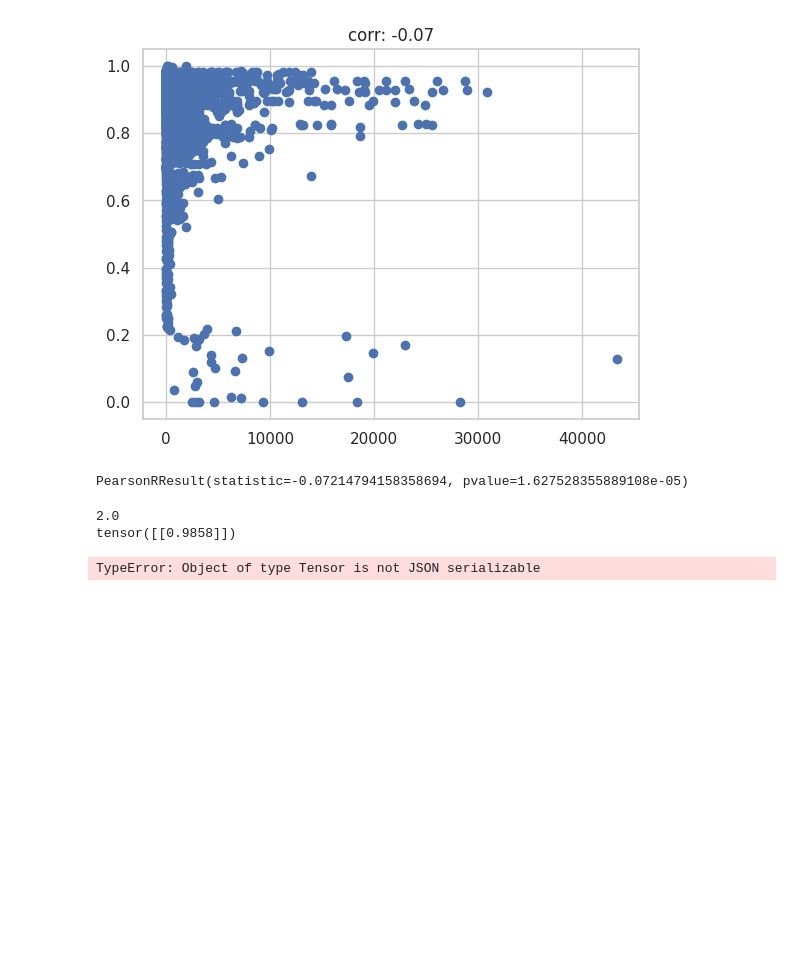
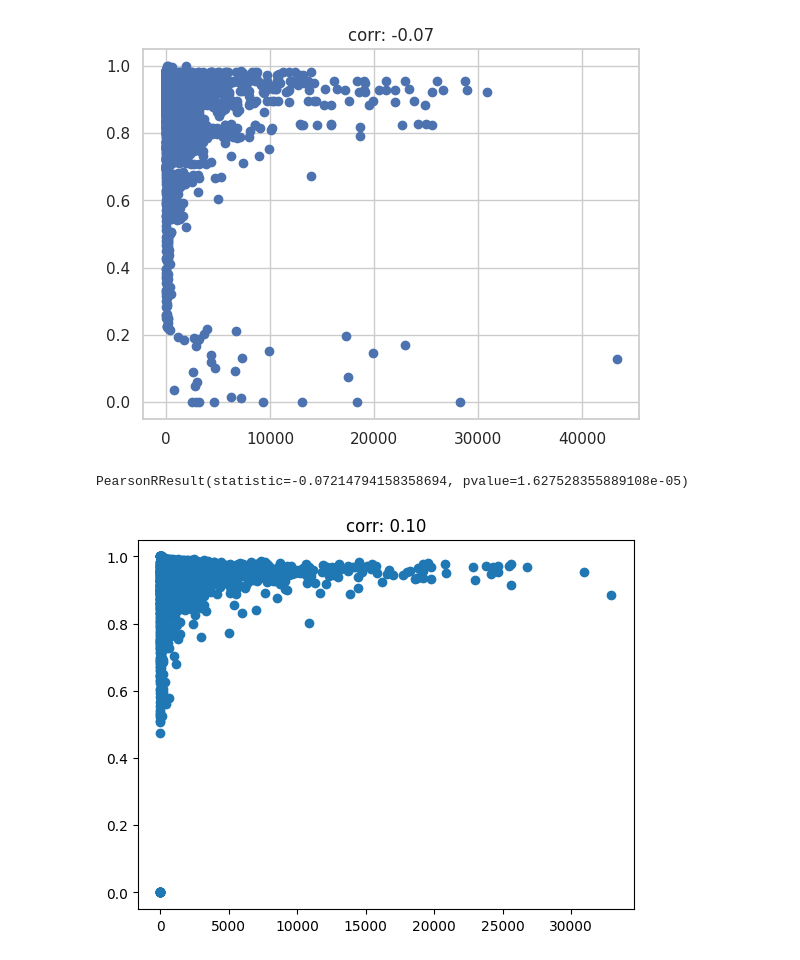
Before and after one commit to chrisfoulon/lesseg_unet, a Jupyter notebook: lesseg_unet/segmentatation_output_pipelines.ipynb, the cells around one changed output. Saved outputs shown, nothing was run; the diff lists cells and outputs as text; code cells hidden in the pictures; blank space fills up the shorter version.

```diff
--- a/lesseg_unet/segmentatation_output_pipelines.ipynb
+++ b/lesseg_unet/segmentatation_output_pipelines.ipynb
@@ -366,14 +366,21 @@ print(corr)
 # %% [output]
 [figure]
 PearsonRResult(statistic=-0.07214794158358694, pvalue=1.627528355889108e-05)
+# %%
+# plot lesion volume function of distance_ratio and display the correlation
+from matplotlib import pyplot as plt
+from scipy.stats import pearsonr
+# '/media/chrisfoulon/HDD2/final_training_set/abnormal_5fold_segmentation/perf_seg_dict_with_distance_ratio.json'
+perf_seg_dict = open_json('/media/chrisfoulon/HDD2/final_training_set/abnormal_5fold_segmentation/perf_seg_dict_with_distance_ratio.json')
+plt.scatter([perf_seg_dict[k]['volume'] for k in perf_seg_dict], [perf_seg_dict[k]['dice_dist_ratio'] for k in perf_seg_dict])
+corr = pearsonr([perf_seg_dict[k]['volume'] for k in perf_seg_dict], [perf_seg_dict[k]['dice_dist_ratio'] for k in perf_seg_dict])
+plt.title(f'corr: {corr[0]:.2f}')
+plt.show()
+# %% [output]
+[figure, added]
 # %%
 from lesseg_unet.loss_and_metric import distance_ratio
-perf_seg_dict = open_json('/media/chrisfoulon/HDD2/final_training_set/abnormal_5fold_segmentation/perf_seg_dict.json')
-first_label = perf_seg_dict[list(perf_seg_dict.keys())[0]]['label']
-first_seg = perf_seg_dict[list(perf_seg_dict.keys())[0]]['segmentation']
-# print first distance
-print(perf_seg_dict[list(perf_seg_dict.keys())[0]]['distance'])
-print(distance_ratio(first_label, first_seg))
+
 def perf_seg_dict_add_distance_ratio(perf_seg_dict_path, output_path):
     perf_seg_dict = open_json(perf_seg_dict_path)
     for k in tqdm(perf_seg_dict):
@@ -383,8 +390,16 @@ def perf_seg_dict_add_distance_ratio(perf_seg_dict_path, output_path):
     # sort the dict by dice_dist_ratio (ascending)
     perf_seg_dict = {k: v for k, v in sorted(perf_seg_dict.items(), key=lambda item: item[1]['dice_dist_ratio'])}
     # save the perf_seg_dict
-    save_json('/media/chrisfoulon/HDD2/final_training_set/abnormal_5fold_segmentation/perf_seg_dict_with_distance_ratio.json', perf_seg_dict)
+    save_json(output_path, perf_seg_dict)
+
+perf_seg_dict_list = [
+    '/media/chrisfoulon/HDD2/final_training_set/abnormal_5fold_segmentation/perf_seg_dict.json',
+    '/media/chrisfoulon/HDD2/final_training_set/controls_trained_5fold_segmentation/perf_seg_dict.json',
+    '/media/chrisfoulon/HDD2/final_training_set/training_with_controls_gendice_focal_no_biobank_segmentation/perf_seg_dict.json',
+    '/media/chrisfoulon/HDD2/final_training_set/control_training_wf_div10_dicefocal/perf_seg_dict.json',
+    '/media/chrisfoulon/HDD2/final_training_set/control_training_wf_div1000_dicefocal/perf_seg_dict.json'
+]
+
+# run perf_seg_dict_add_distance_ratio on each perf_seg_dict
+for perf_seg_dict in perf_seg_dict_list:
+    perf_seg_dict_add_distance_ratio(perf_seg_dict, perf_seg_dict.replace('.json', '_with_distance_ratio.json'))
-# %% [output]
-2.0
-tensor([[0.9858]])
-TypeError: Object of type Tensor is not JSON serializable
```
Also changed, not shown: parts of 3 cells of this notebook, 2 other files.
